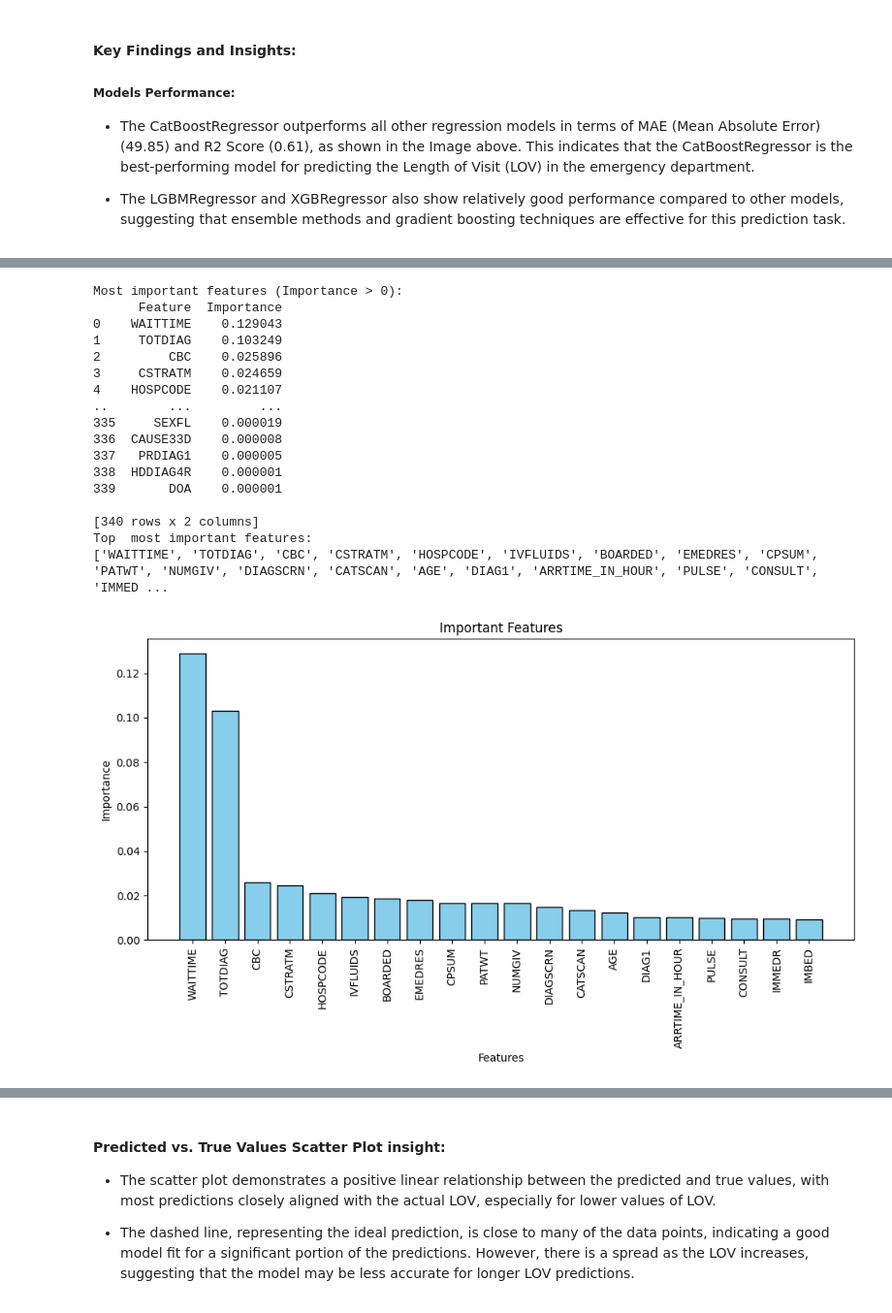
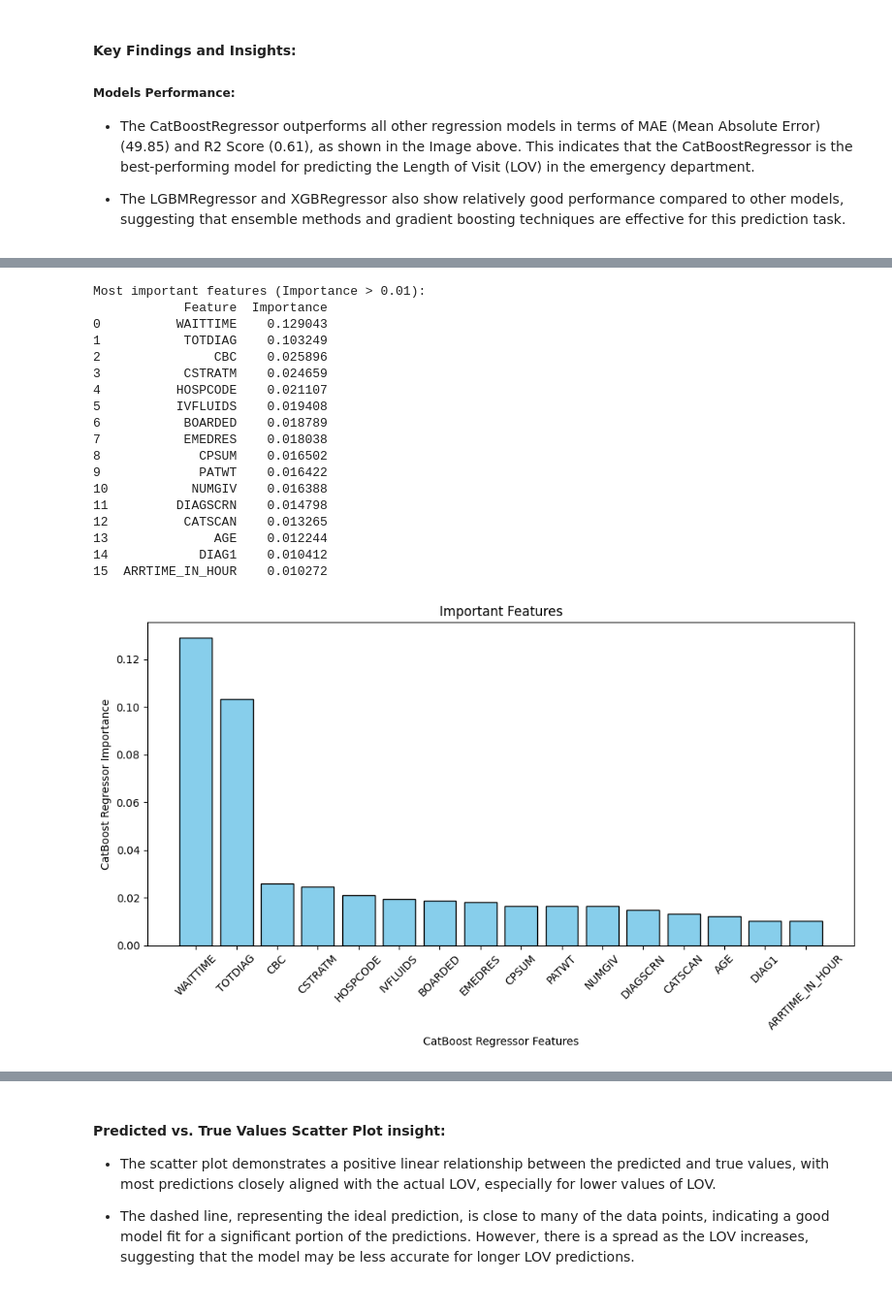
Before and after one commit to jeancheri/EDPredictiveEfficiency, a Jupyter notebook: notebooks/lov_regression_modeling.ipynb, the cells around one changed output, grey strips where cells are left out. Shown at 97% size. Drawn from its saved outputs; the diff is of its cells as text; code cells hidden in the pictures.

```diff
--- a/notebooks/lov_regression_modeling.ipynb
+++ b/notebooks/lov_regression_modeling.ipynb
@@ -230,56 +401,48 @@ best_trained_model = joblib.load(model_file_path) if os.path.exists(model_file_p
 # %%
 # Get feature importances from the trained model
-top_n = 20
 feature_importances = best_trained_model.feature_importances_
 
 # Normalize the feature importances
 normalized_importances = feature_importances / np.sum(feature_importances)
 
 # Create a dataframe with feature names and their normalized importances
 feature_importance_df = pd.DataFrame({'Feature': feature_names, 'Importance': normalized_importances})
 
 # Sort the features by importance in descending order
 feature_importance_df = feature_importance_df.sort_values('Importance', ascending=False)
 feature_importance_df.reset_index(drop=True, inplace=True)
 # Select the most important features based on a threshold
-importance_threshold = 0 # (Importance > 0)
-important_features_df = feature_importance_df[feature_importance_df['Importance'] > importance_threshold]
+importance_threshold = 0.01 # (Importance > 0.01)
+important_features_df = feature_importance_df[feature_importance_df['Importance'] >= importance_threshold]
 
 print(f"\nMost important features (Importance > {importance_threshold}):")
 print(important_features_df)
 
-top_features_df = feature_importance_df#.head(top_n)
-
-# Extract the feature names into a list
-top_features_list = top_features_df['Feature'].tolist()
-print(f"Top  most important features:")
-print(top_features_list)
-# Plot the top 10 important features
-
 plt.figure(figsize=(10, 6))
-plt.bar(important_features_df['Feature'].head(top_n), important_features_df['Importance'].head(top_n), color='skyblue', edgecolor='black')
-plt.xticks(rotation=90)
-plt.xlabel('Features')
-plt.ylabel('Importance')
+plt.bar(important_features_df['Feature'], important_features_df['Importance'], color='skyblue', edgecolor='black')
+plt.xticks(rotation=45)
+plt.xlabel('CatBoost Regressor Features')
+plt.ylabel('CatBoost Regressor Importance')
 plt.title('Important Features')
 plt.tight_layout()
 plt.show()
 # %% [output]
-Most important features (Importance > 0):
-      Feature  Importance
-0    WAITTIME    0.129043
-1     TOTDIAG    0.103249
-2         CBC    0.025896
-3     CSTRATM    0.024659
-4    HOSPCODE    0.021107
-..        ...         ...
-335     SEXFL    0.000019
-336  CAUSE33D    0.000008
-337   PRDIAG1    0.000005
-338  HDDIAG4R    0.000001
-339       DOA    0.000001
-
-[340 rows x 2 columns]
-Top  most important features:
-['WAITTIME', 'TOTDIAG', 'CBC', 'CSTRATM', 'HOSPCODE', 'IVFLUIDS', 'BOARDED', 'EMEDRES', 'CPSUM', 'PATWT', 'NUMGIV', 'DIAGSCRN', 'CATSCAN', 'AGE', 'DIAG1', 'ARRTIME_IN_HOUR', 'PULSE', 'CONSULT', 'IMMED ...
+Most important features (Importance > 0.01):
+            Feature  Importance
+0          WAITTIME    0.129043
+1           TOTDIAG    0.103249
+2               CBC    0.025896
+3           CSTRATM    0.024659
+4          HOSPCODE    0.021107
+5          IVFLUIDS    0.019408
+6           BOARDED    0.018789
+7           EMEDRES    0.018038
+8             CPSUM    0.016502
+9             PATWT    0.016422
+10           NUMGIV    0.016388
+11         DIAGSCRN    0.014798
+12          CATSCAN    0.013265
+13              AGE    0.012244
+14            DIAG1    0.010412
+15  ARRTIME_IN_HOUR    0.010272
-[figure, old version]
+[figure, new version]
```
Also changed, not shown: parts of 21 cells of this notebook, 5 other files.
